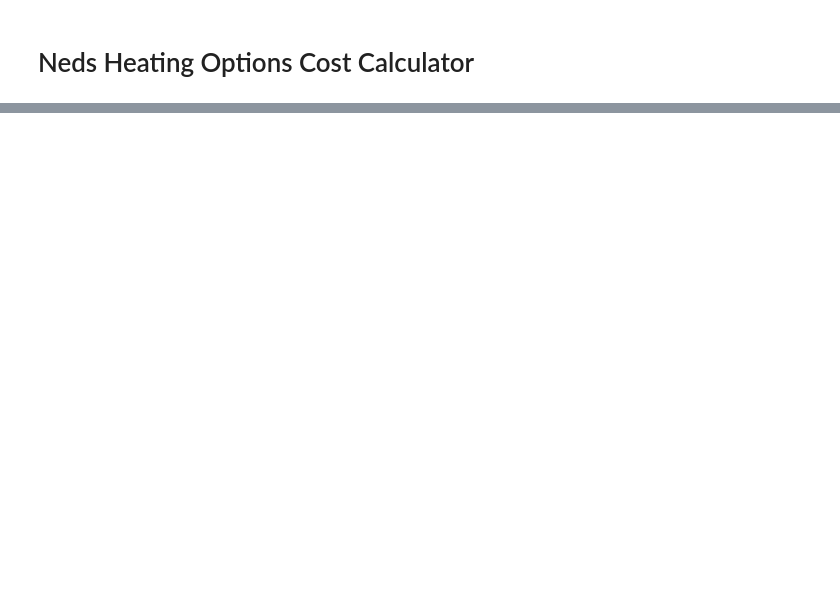
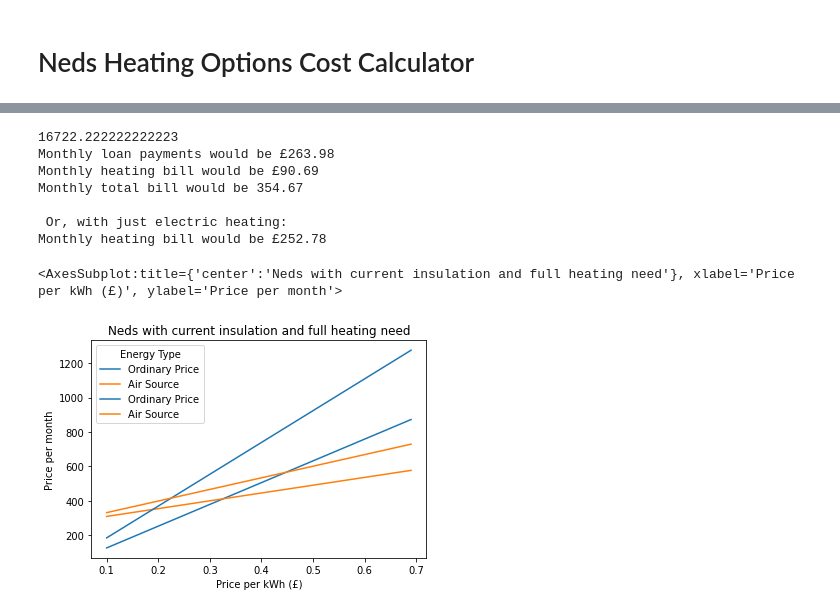
Before and after one commit to DanGoldwater/Neds_Heating_Finance, a Jupyter notebook: notebook.ipynb, the cells around one changed output, grey strips where cells are left out. Drawn from its saved outputs; the diff is of its cells as text; code cells hidden in the pictures; blank space fills up the shorter version.

Commit message:
updated main file

```diff
--- a/notebook.ipynb
+++ b/notebook.ipynb
@@ -99,0 +90,35 @@ seaborn.lineplot(data=dfm, x='electricity', y='Price', hue='Energy Type')
+# %%
+from main import *
+Neds_current_low_heat = scenario(**{
+    'loan_years': 20,
+    'rate': 5,
+    'loan_amount': 40_000,
+    'heating_need': 15_000,
+    'hot_water_need': 3500,
+    'electricity_price': .2,
+ })
+
+Neds_current_full_heat = scenario(**{
+    'loan_years': 20,
+    'rate': 5,
+    'loan_amount': 40_000,
+    'heating_need': 24_000,
+    'hot_water_need': 3500,
+    'electricity_price': .2,
+ })
+
+
+p1 = make_scenario_electricity_plot(Neds_current_low_heat)
+p1.set_title('Neds with current insulation and current need')
+p2 = make_scenario_electricity_plot(Neds_current_full_heat)
+p2.set_title('Neds with current insulation and full heating need')
+# %% [output]
+16722.222222222223
+Monthly loan payments would be £263.98
+Monthly heating bill would be £90.69
+Monthly total bill would be 354.67
+
+ Or, with just electric heating:
+Monthly heating bill would be £252.78
+<AxesSubplot:title={'center':'Neds with current insulation and full heating need'}, xlabel='Price per kWh (£)', ylabel='Price per month'>
+[figure, added]
```
Also changed, not shown: parts of 15 cells of this notebook, 1 other file.
